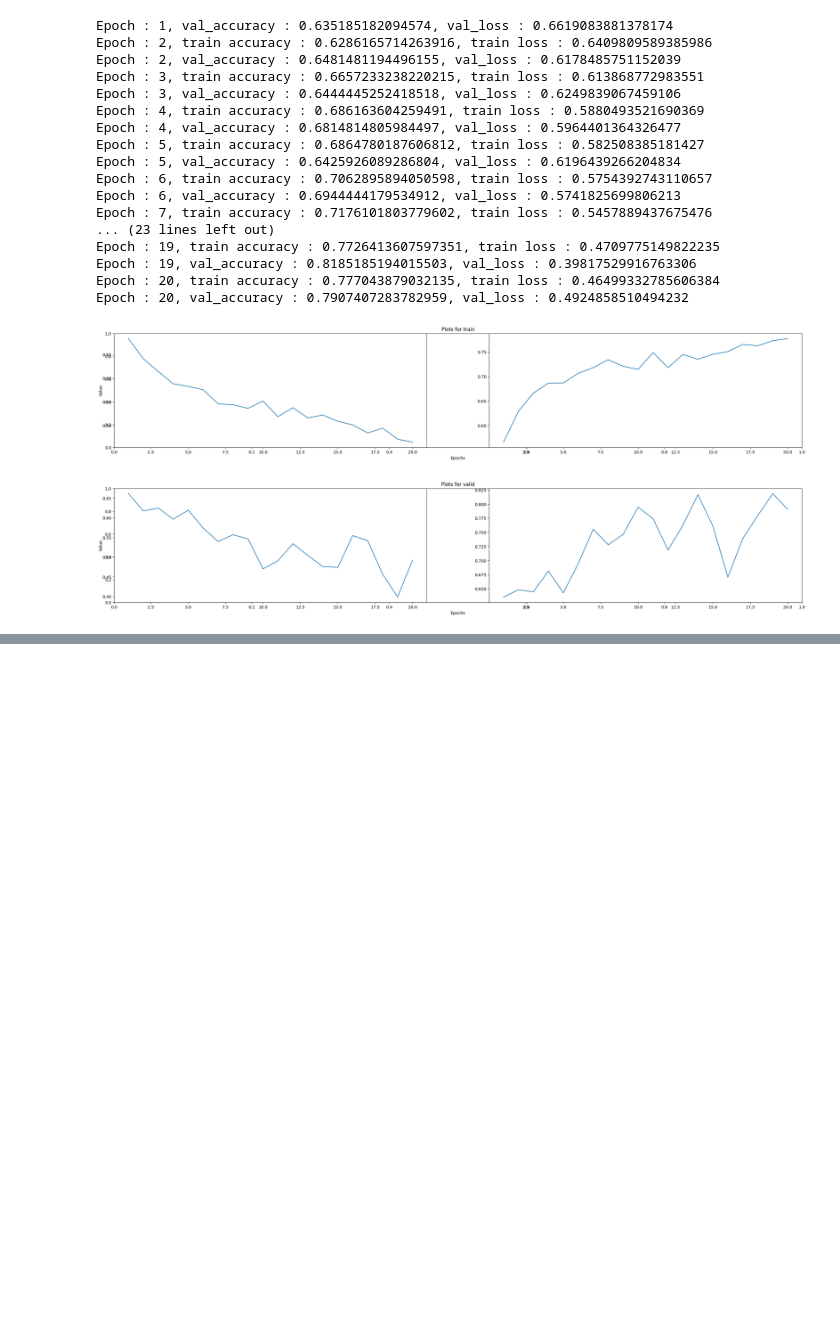
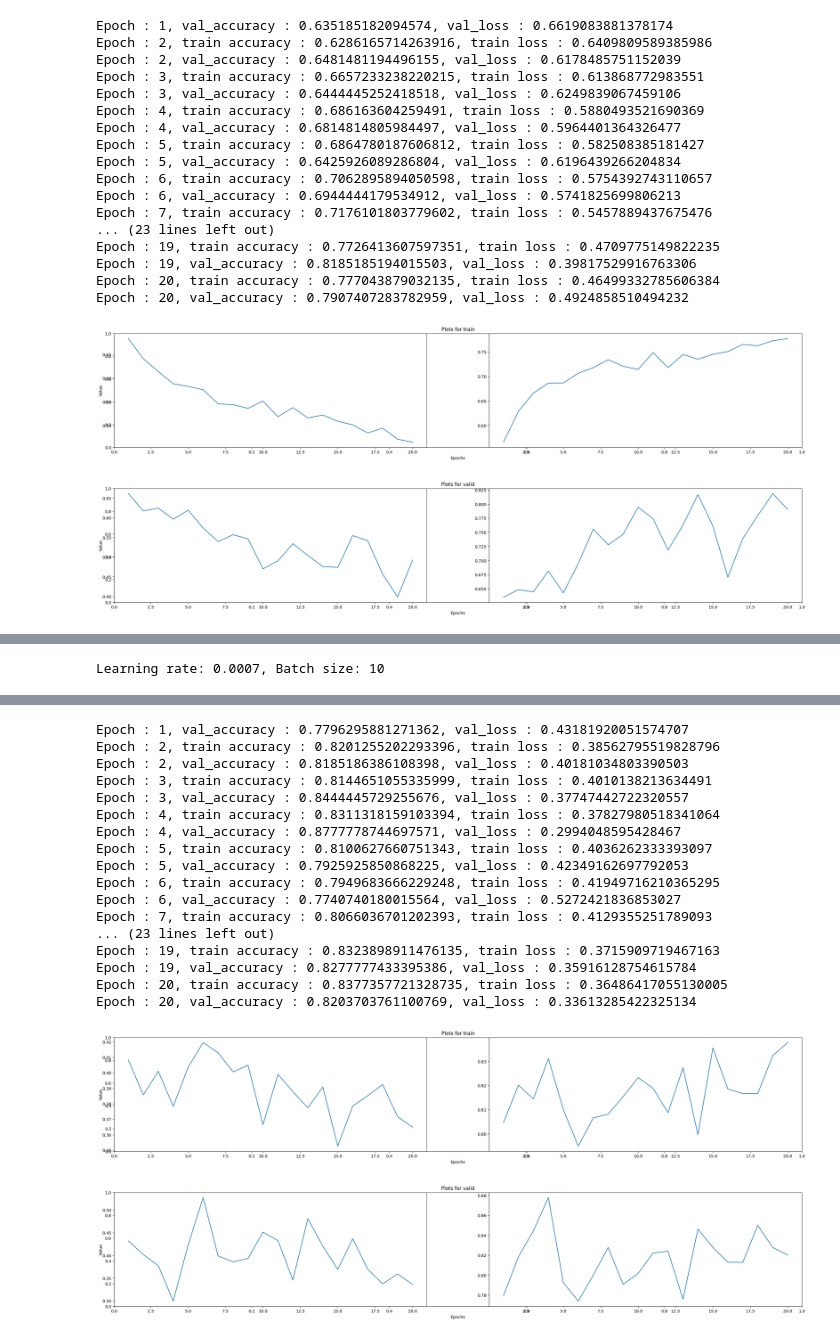
Before and after one commit to Chuck-man/laba5, a Jupyter notebook: main.ipynb, the cells around one changed output, grey strips where cells are left out. Drawn from its saved outputs; the diff is of its cells as text; code cells hidden in the pictures; blank space fills up the shorter version.

```diff
--- a/main.ipynb
+++ b/main.ipynb
@@ -306,0 +339,12 @@ Epoch : 20, val_accuracy : 0.7907407283782959, val_loss : 0.4924858510494232
+# %%
+print('Learning rate: 0.0007, Batch size: 10')
+
+optimizer = torch.optim.Adam(model.parameters(), lr=0.0007)
+
+train_loader = torch.utils.data.DataLoader(dataset = train_data, batch_size=10, shuffle=True )
+test_loader = torch.utils.data.DataLoader(dataset = test_data, batch_size=10, shuffle=True)
+val_loader = torch.utils.data.DataLoader(dataset = val_data, batch_size=10, shuffle=True)
+
+train_loop(train_loader, val_loader, epochs)
+# %% [output]
+Learning rate: 0.0007, Batch size: 10
@@ -306,0 +352,19 @@ Epoch : 20, val_accuracy : 0.7907407283782959, val_loss : 0.4924858510494232
+Epoch : 1, val_accuracy : 0.7796295881271362, val_loss : 0.43181920051574707
+Epoch : 2, train accuracy : 0.8201255202293396, train loss : 0.38562795519828796
+Epoch : 2, val_accuracy : 0.8185186386108398, val_loss : 0.40181034803390503
+Epoch : 3, train accuracy : 0.8144651055335999, train loss : 0.4010138213634491
+Epoch : 3, val_accuracy : 0.8444445729255676, val_loss : 0.37747442722320557
+Epoch : 4, train accuracy : 0.8311318159103394, train loss : 0.37827980518341064
+Epoch : 4, val_accuracy : 0.8777778744697571, val_loss : 0.2994048595428467
+Epoch : 5, train accuracy : 0.8100627660751343, train loss : 0.4036262333393097
+Epoch : 5, val_accuracy : 0.7925925850868225, val_loss : 0.42349162697792053
+Epoch : 6, train accuracy : 0.7949683666229248, train loss : 0.41949716210365295
+Epoch : 6, val_accuracy : 0.7740740180015564, val_loss : 0.5272421836853027
+Epoch : 7, train accuracy : 0.8066036701202393, train loss : 0.4129355251789093
+... (23 lines left out)
+Epoch : 19, train accuracy : 0.8323898911476135, train loss : 0.3715909719467163
+Epoch : 19, val_accuracy : 0.8277777433395386, val_loss : 0.35916128754615784
+Epoch : 20, train accuracy : 0.8377357721328735, train loss : 0.36486417055130005
+Epoch : 20, val_accuracy : 0.8203703761100769, val_loss : 0.33613285422325134
+[figure, added]
+[figure, added]
```
Also changed, not shown: parts of 8 cells of this notebook.
